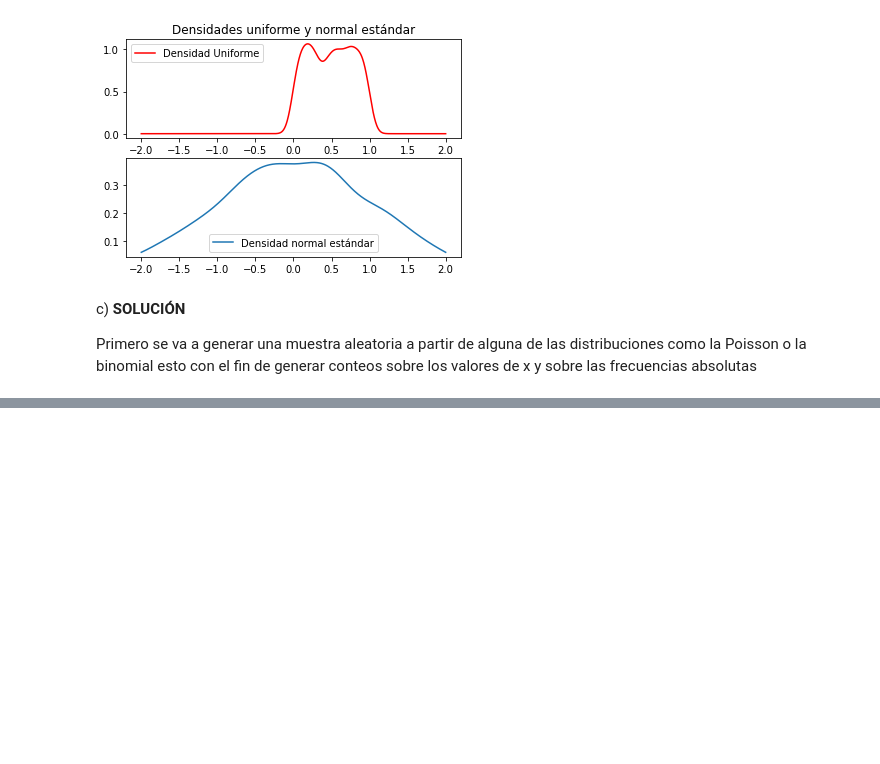
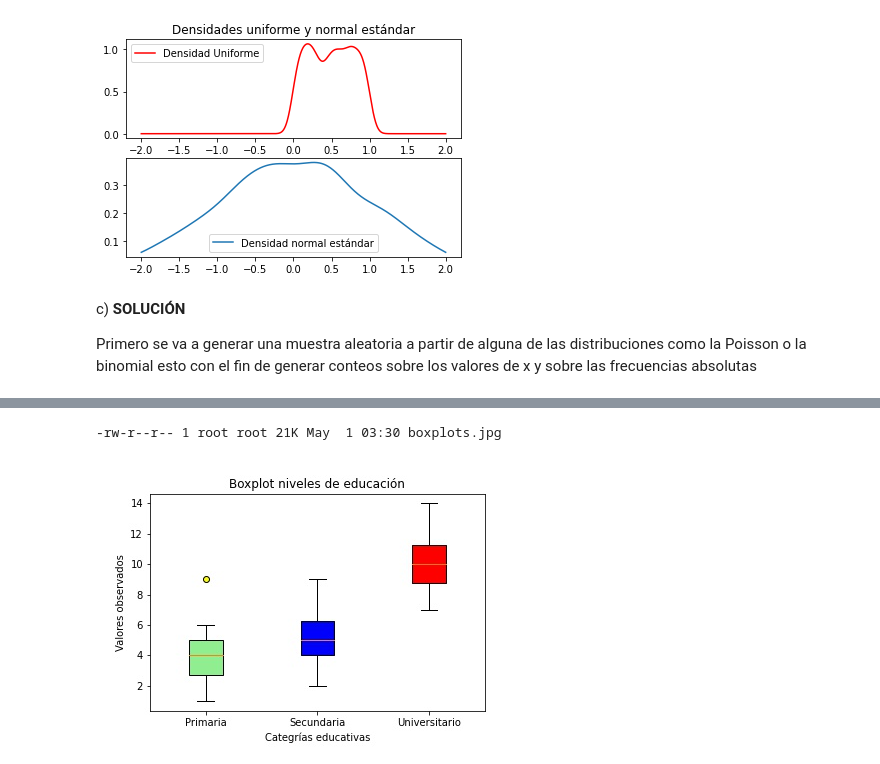
Before and after one commit to vichacker1234/Proyectos_IA, a Jupyter notebook: Libreria_matplot_lib.ipynb, the cells around one changed output, grey strips where cells are left out. Saved outputs shown, nothing was run; the diff lists cells and outputs as text; code cells hidden in the pictures; blank space fills up the shorter version.

```diff
--- a/Libreria_matplot_lib.ipynb
+++ b/Libreria_matplot_lib.ipynb
@@ -776,0 +845,12 @@ print(freq_universidad)
+# %%
+#Ahora se guarda la imágen en formato.jpg
+# Guardar imagen
+fig.savefig('boxplots.jpg')  #Podemos mofificar .png por .jpg, .jpeg
+#Se va a verificar que se guardo la imágen y se va a mostrar la imágen
+# Verificar imagen se haya guardado
+!ls -lh boxplots.jpg
+#Se visualiza la imágen
+Image('boxplots.jpg')
+# %% [output]
+-rw-r--r-- 1 root root 21K May  1 03:30 boxplots.jpg
+[figure, added]
```
Also changed, not shown: parts of 3 cells of this notebook.
